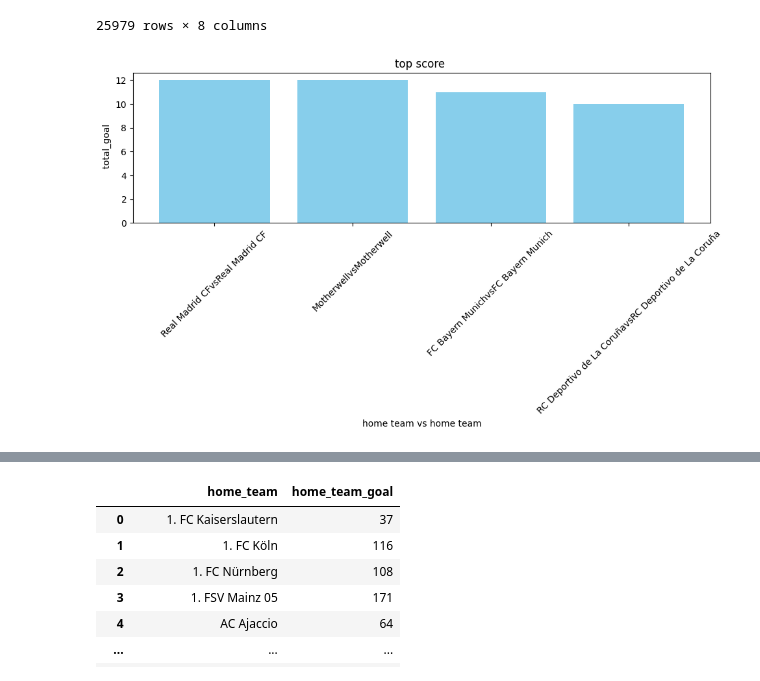
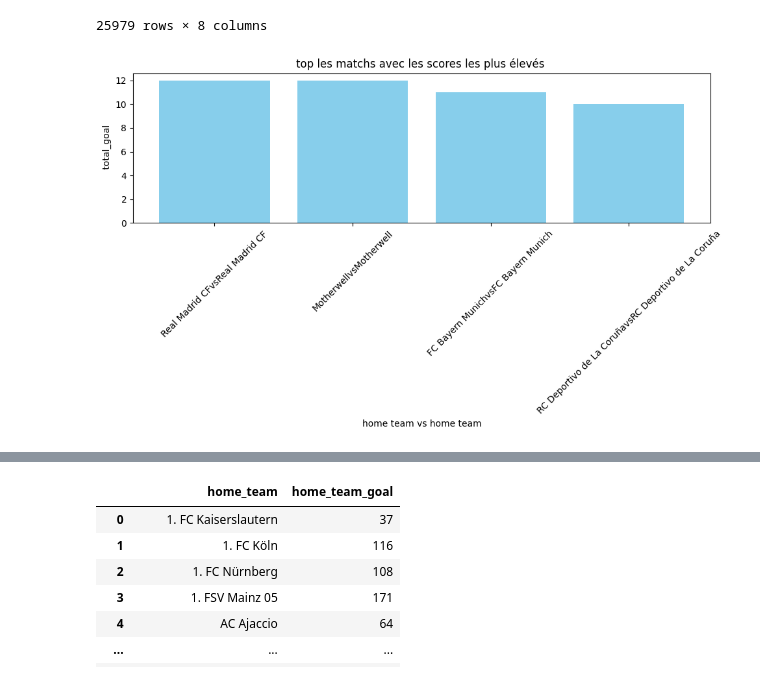
Before and after one commit to rahiqi-al/football-_clustering, a Jupyter notebook: general_vis.ipynb, the cells around one changed output, grey strips where cells are left out. Saved outputs shown, nothing was run; the diff lists cells and outputs as text; code cells hidden in the pictures.

```diff
--- a/general_vis.ipynb
+++ b/general_vis.ipynb
@@ -301,19 +275,14 @@ See the caveats in the documentation: https://pandas.pydata.org/pandas-docs/stab
 # %%
 plt.figure(figsize=(10, 6))
 plt.bar((df_match_high_score['home_team']+"vs"+df_match_high_score['home_team']).head().astype(str), df_match_high_score['total_goal'].head(), color='skyblue')
 
-# Adding player names above the bars
-#for _, row in df_match_high_score.iterrows():
-  #  plt.text((df_match_high_score['home_team']+"vs"+df_match_high_score['home_team']), row['metrique_performance'] + 1, row['player_name'], ha='center', va='bottom')
 
-# Adding labels and title
 plt.xlabel('home team vs home team')
 plt.ylabel(' total_goal')
-plt.title('top score ')
-plt.xticks(rotation=45)  # Rotate x-axis labels for better visibility
+plt.title('top les matchs avec les scores les plus élevés ')
+plt.xticks(rotation=45)
 
-# Show the plot
 plt.tight_layout()
 plt.show()
 # %% [output]
-[figure, old version]
+[figure, new version]
```
Also changed, not shown: parts of 20 cells of this notebook.
